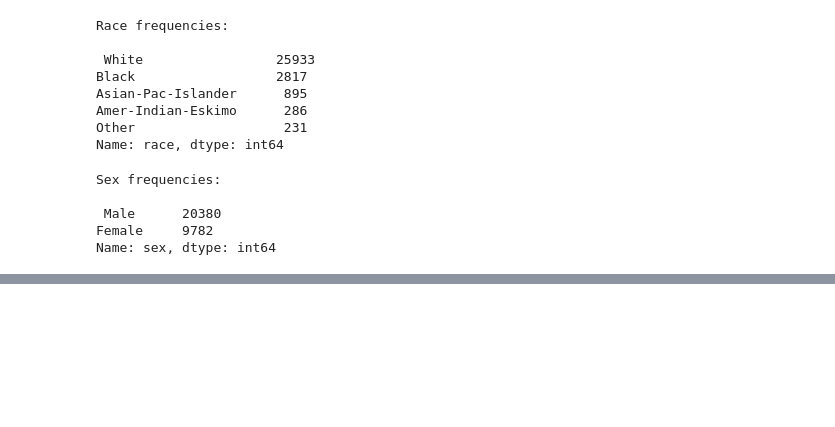
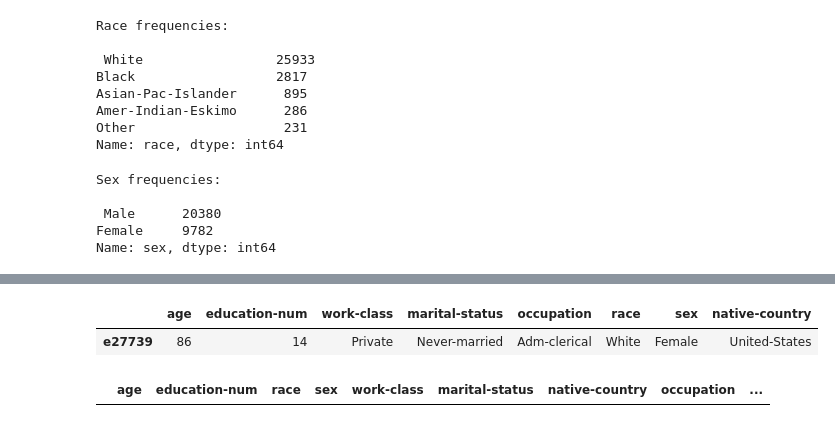
Before and after one commit to Younes-Karimi/IST597-DataPrivacy, a Jupyter notebook: DP_HW1.ipynb, the cells around one changed output, grey strips where cells are left out. Saved outputs shown, nothing was run; the diff lists cells and outputs as text; code cells hidden in the pictures; blank space fills up the shorter version.

```diff
--- a/DP_HW1.ipynb
+++ b/DP_HW1.ipynb
@@ -188,24 +176,0 @@ can convert the categorical data to 'category' in pandas for easier handling
-# %%
-df['work_class'] = df['work_class'].astype('category')
-work_class_dict = dict(enumerate(df['work_class'].cat.categories))
-df['work_class'] = df['work_class'].astype('category').cat.codes
-
-df['marital_status'] = df['marital_status'].astype('category')
-marital_status_dict = dict(enumerate(df['marital_status'].cat.categories))
-df['marital_status'] = df['marital_status'].astype('category').cat.codes
-
-df['occupation'] = df['occupation'].astype('category')
-occupation_dict = dict(enumerate(df['occupation'].cat.categories))
-df['occupation'] = df['occupation'].astype('category').cat.codes
-
-df['race'] = df['race'].astype('category')
-race_dict = dict(enumerate(df['race'].cat.categories))
-df['race'] = df['race'].astype('category').cat.codes
-
-df['sex'] = df['sex'].astype('category')
-sex_dict = dict(enumerate(df['sex'].cat.categories))
-df['sex'] = df['sex'].astype('category').cat.codes
-
-df['native_country'] = df['native_country'].astype('category')
-native_country_dict = dict(enumerate(df['native_country'].cat.categories))
-df['native_country'] = df['native_country'].astype('category').cat.codes
@@ -413,0 +523,9 @@ ValueError: ignored
+# %%
+df.loc[df['age'] == 86]
+# %% [output]
+|  | age | education-num | work-class | marital-status | occupation | race | sex | native-country |
+| e27739 | 86 | 14 | Private | Never-married | Adm-clerical | White | Female | United-States |
+# %%
+dfn.loc[dfn['age'] == 86]
+# %% [output]
+|  | age | education-num | race | sex | work-class | marital-status | native-country | occupation | ... |
```
Also changed, not shown: parts of 81 cells of this notebook.
